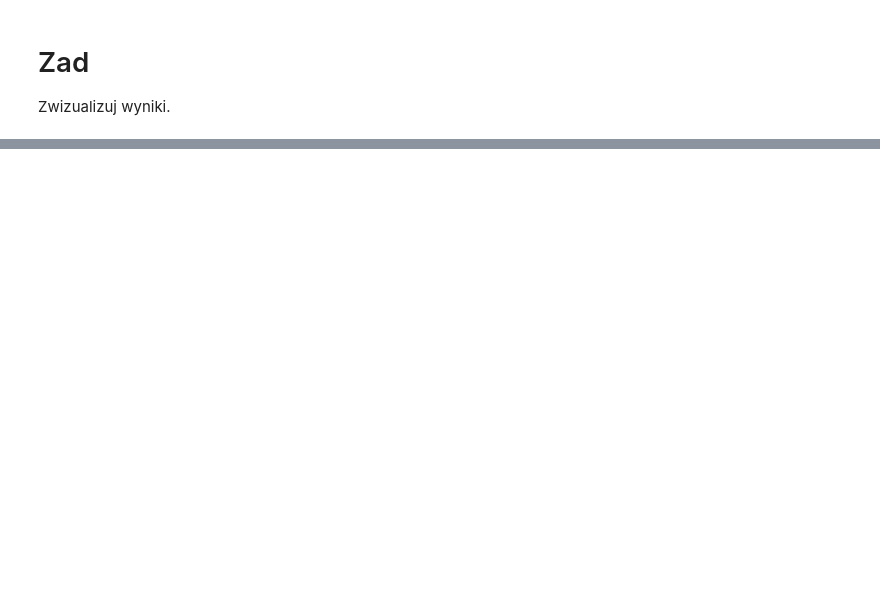
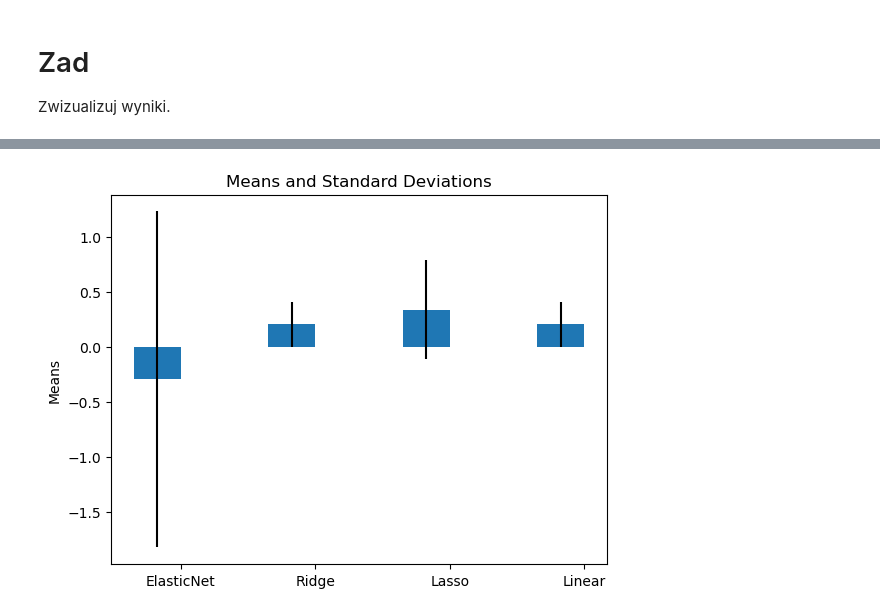
Before and after one commit to sit3kk/Basics-of-Artificial-Intelligence-Notebooks, a Jupyter notebook: Notebooks/6/AD_Z06_I_double_cross_validation.ipynb, the cells around one changed output, grey strips where cells are left out. Saved outputs shown, nothing was run; the diff lists cells and outputs as text; code cells hidden in the pictures; blank space fills up the shorter version.

```diff
--- a/Notebooks/6/AD_Z06_I_double_cross_validation.ipynb
+++ b/Notebooks/6/AD_Z06_I_double_cross_validation.ipynb
@@ -59,0 +66,13 @@ CV LR R2: 0.351 +/- 0.380
+# %%
+grid_3 = GridSearchCV(
+    estimator=make_pipeline(PolynomialFeatures(degree=2), Lasso(alpha=1, tol=0.1)),
+    param_grid={
+        "polynomialfeatures__degree": [1, 2, 3, 4],
+        "lasso__alpha": [1.0, 2.0, 3.0],
+    },
+    scoring="r2",
+    cv=kfold,
+    n_jobs=-1,
+)
+scores_3 = cross_val_score(grid_3, X, y, scoring="r2", cv=5)
+print("CV Lasso R2: %.3f +/- %.3f" % (np.mean(scores_3), np.std(scores_3)))
@@ -59,0 +81,12 @@ CV LR R2: 0.351 +/- 0.380
+# %%
+grid_4 = GridSearchCV(
+    estimator=make_pipeline(
+        PolynomialFeatures(degree=2), linear_model.LinearRegression()
+    ),
+    param_grid={"polynomialfeatures__degree": [1, 2, 3, 4]},
+    scoring="r2",
+    cv=kfold,
+    n_jobs=-1,
+)
+scores_4 = cross_val_score(grid_2, X, y, scoring="r2", cv=5)
+print("CV LR R2: %.3f +/- %.3f" % (np.mean(scores_4), np.std(scores_4)))
@@ -69,0 +98,20 @@ Zwizualizuj wyniki.
+# %%
+scores = [scores_1, scores_2, scores_3, scores_4]
+means = [np.mean(score) for score in scores]
+stds = [np.std(score) for score in scores]
+
+# Create a bar plot
+x = np.arange(len(scores))
+width = 0.35
+
+fig, ax = plt.subplots()
+bars1 = ax.bar(x - width / 2, means, width, label="Means", yerr=stds)
+
+ax.set_ylabel("Means")
+ax.set_title("Means and Standard Deviations")
+ax.set_xticks(x)
+ax.set_xticklabels(["ElasticNet", "Ridge", "Lasso", "Linear"])
+
+plt.show()
+# %% [output]
+[figure, added]
```
Also changed, not shown: parts of 7 cells of this notebook.
